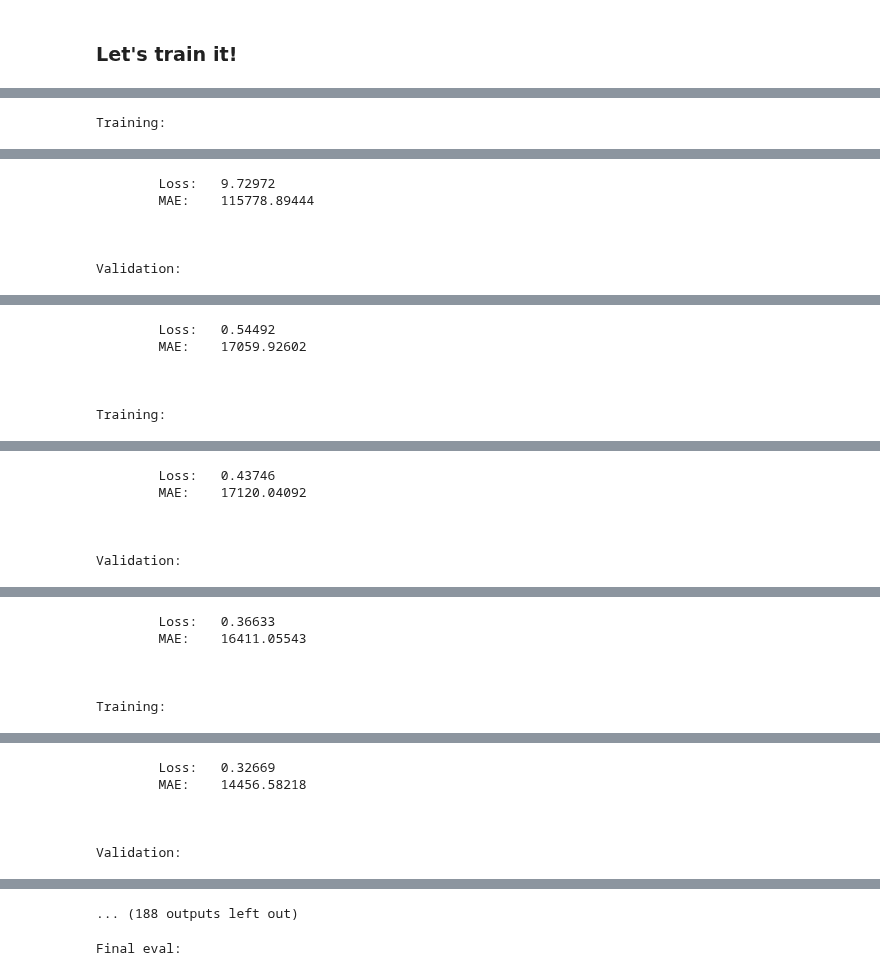
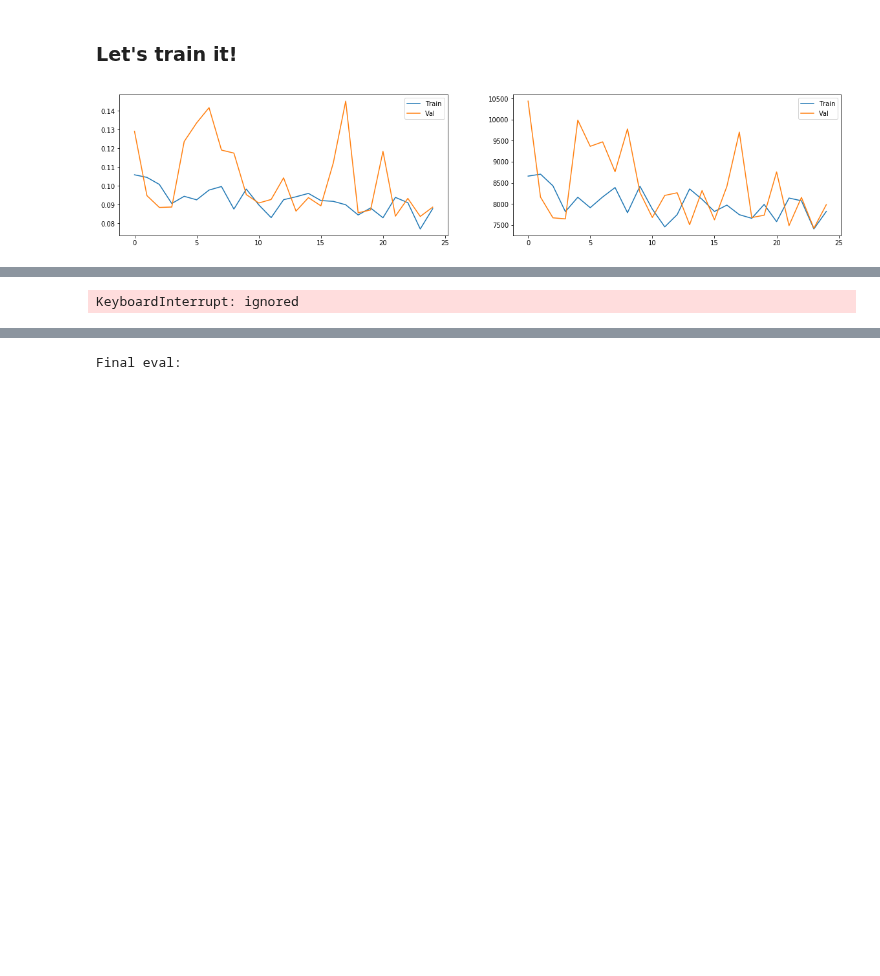
Before and after one commit to dzisandy/Deep-Learning, a Jupyter notebook: HW4/homework04_basic_part1_regression.ipynb, the cells around one changed output, grey strips where cells are left out. Saved outputs shown, nothing was run; the diff lists cells and outputs as text; code cells hidden in the pictures; blank space fills up the shorter version.

```diff
--- a/HW4/homework04_basic_part1_regression.ipynb
+++ b/HW4/homework04_basic_part1_regression.ipynb
@@ -485,9 +485,17 @@ max_len = 100
 batch_size = 32
 batches_per_epoch = 100
 # %%
-for epoch_i in range(num_epochs):
+from IPython import display
+from tqdm import trange
 
-    print("Training:")
+train_history_loss = []
+train_history_mae = []
+val_history_loss = []
+val_history_mae = []
+
+for epoch_i in trange(num_epochs):
+
+#     print("Training:")
     train_loss = train_mae = train_batches = 0
     model.train(True)
 
@@ -498,37 +506,56 @@ for epoch_i in range(num_epochs):
         reference = torch.tensor(batch[target_column], dtype=torch.float32).cuda()
 
         prediction = model(title_ix, desc_ix, cat_features)
 
         loss = compute_loss(reference, prediction)
         loss.backward()
         opt.step()
         opt.zero_grad()
 
         train_loss += loss.cpu().data.numpy()
         train_mae += compute_mae(reference, prediction).cpu().data.numpy()
         train_batches += 1
 
-    print("\tLoss:\t%.5f" % (train_loss / train_batches))
-    print("\tMAE:\t%.5f" % (train_mae / train_batches))
-    print('\n\n')
+    train_history_loss.append(train_loss / train_batches)
+    train_history_mae.append(train_mae / train_batches)
+#     print("\tLoss:\t%.5f" % (train_loss / train_batches))
+#     print("\tMAE:\t%.5f" % (train_mae / train_batches))
+#     print('\n\n')
 
-    print("Validation:")
+#     print("Validation:")
     val_loss = val_mae = val_batches = 0
     model.train(False)
 
     for batch in iterate_minibatches(data_val, shuffle=False):
         title_ix = torch.tensor(batch["Title"], dtype=torch.int64).cuda()
         desc_ix = torch.tensor(batch["FullDescription"], dtype=torch.int64).cuda()
         cat_features = torch.tensor(batch["Categorical"], dtype=torch.float32).cuda()
         reference = torch.tensor(batch[target_column], dtype=torch.float32).cuda()
         prediction = model(title_ix, desc_ix, cat_features)
         loss = compute_loss(reference, prediction)
 
         val_loss += loss.cpu().data.numpy()
         val_mae += compute_mae(reference, prediction).cpu().data.numpy()
         val_batches += 1
 
-    print("\tLoss:\t%.5f" % (val_loss / val_batches))
-    print("\tMAE:\t%.5f" % (val_mae / val_batches))
-    print('\n\n')
+    val_history_loss.append(val_loss / val_batches)
+    val_history_mae.append(val_mae / val_batches)
+#     print("\tLoss:\t%.5f" % (val_loss / val_batches))
+#     print("\tMAE:\t%.5f" % (val_mae / val_batches))
+#     print('\n\n')
+
+    display.clear_output(wait=True)
+
+    plt.figure(figsize = (20,4))
+    plt.subplot(1,2,1)
+    plt.plot(train_history_loss, label = 'Train')
+    plt.plot(val_history_loss, label = 'Val')
+    plt.legend()
+
+    plt.subplot(1,2,2)
+    plt.plot(train_history_mae, label = 'Train')
+    plt.plot(val_history_mae, label = 'Val')
+    plt.legend()
+    plt.show()
 # %% [output]
+[figure, added]
@@ -535 +564 @@ for epoch_i in range(num_epochs):
-Training:
+KeyboardInterrupt: ignored
@@ -537,6 +564,0 @@ Training:
-        Loss:   9.72972
-        MAE:    115778.89444
-
-
-
-Validation:
@@ -544,6 +564,0 @@ Validation:
-        Loss:   0.54492
-        MAE:    17059.92602
-
-
-
-Training:
@@ -551,6 +564,0 @@ Training:
-        Loss:   0.43746
-        MAE:    17120.04092
-
-
-
-Validation:
@@ -558,6 +564,0 @@ Validation:
-        Loss:   0.36633
-        MAE:    16411.05543
-
-
-
-Training:
@@ -565,6 +564,0 @@ Training:
-        Loss:   0.32669
-        MAE:    14456.58218
-
-
-
-Validation:
@@ -572,4 +565,3 @@ Validation:
-... (188 outputs left out)
 # %%
 print("Final eval:")
 val_loss = val_mae = val_batches = 0
```
Also changed, not shown: parts of 4 cells of this notebook.
